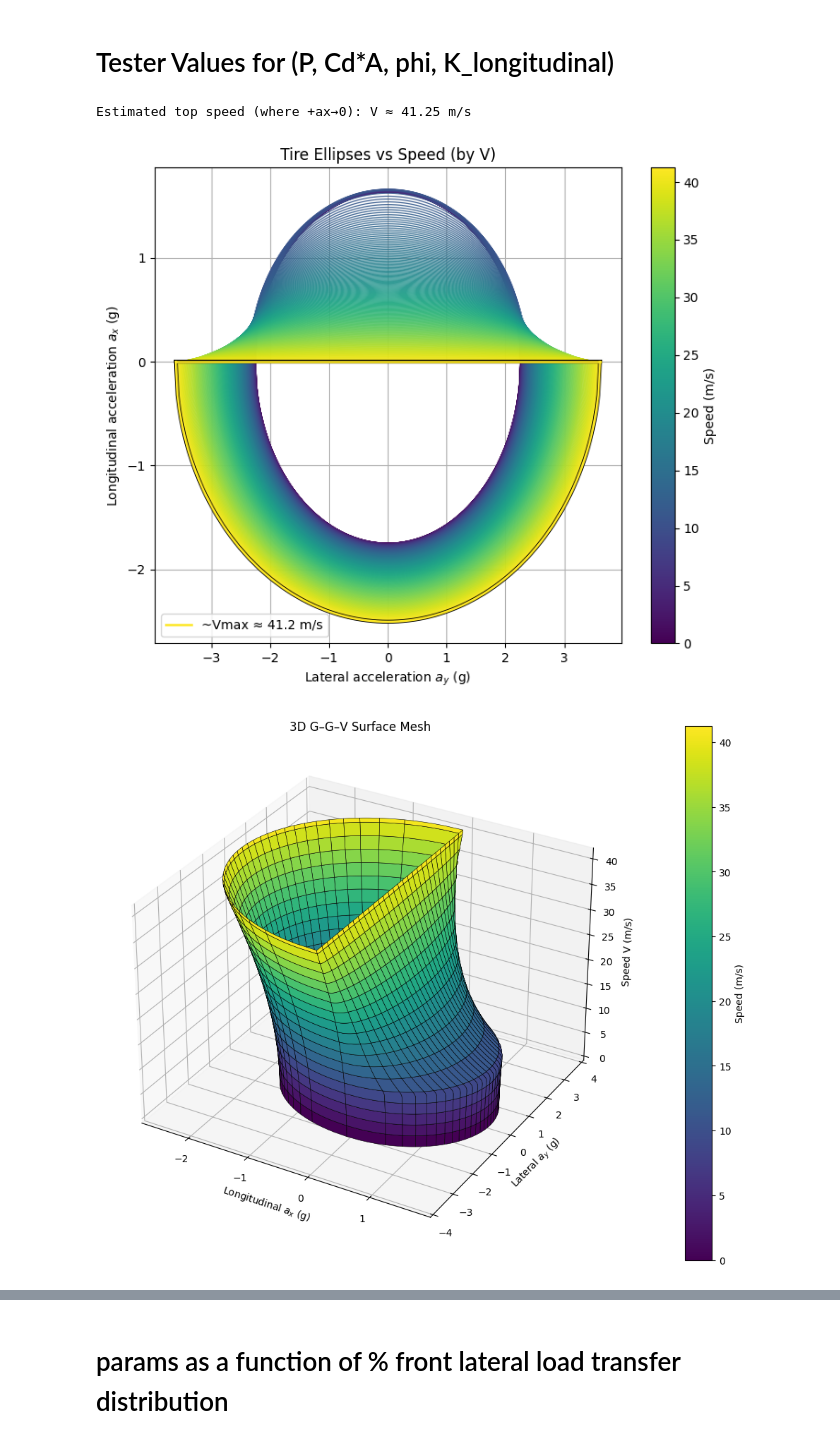
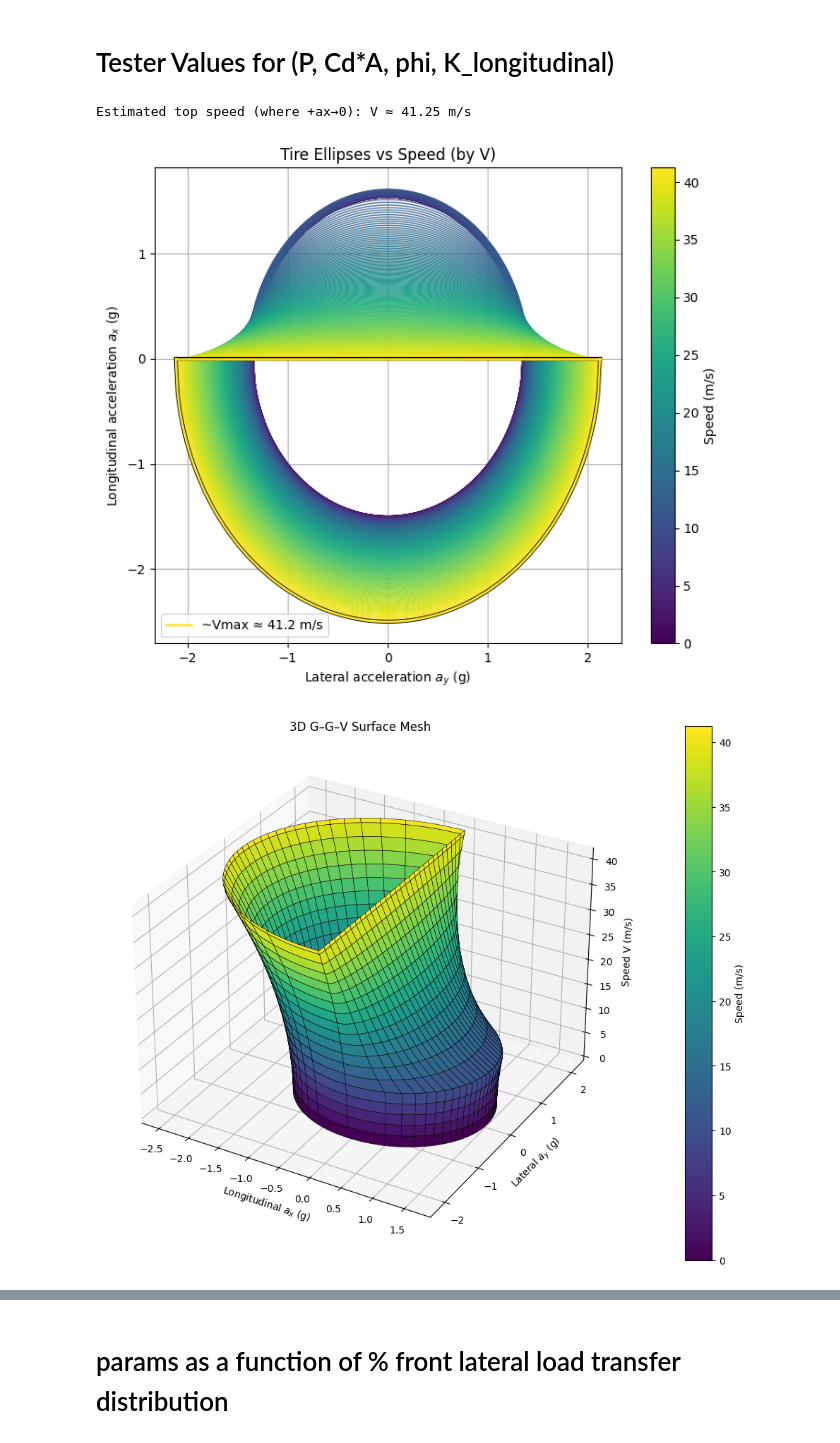
Before and after one commit to Formula-Electric-Berkeley/FEBSim, a Jupyter notebook: GGV_plot/GGV_TireEllipses_Final.ipynb, the cells around one changed output, grey strips where cells are left out. Cells and saved outputs as stored; diff of their text form; code cells hidden in the pictures.

```diff
--- a/GGV_plot/GGV_TireEllipses_Final.ipynb
+++ b/GGV_plot/GGV_TireEllipses_Final.ipynb
@@ -15,6 +15,8 @@ WHEELBASE= 1.550     # m
 TRACK    = 1.208     # m
 H_CG     = 0.280     # m
 FRONT_STATIC_FRAC = 0.53  # front axle fraction
+
+TRACK_FRICTION_MULTIPLIER = 0.55  # multiplier to apply to the friction limits to try to mimic real world conditions (track surface, temp, tire warmup, etc).
 
 
 # Downforce constants to calculate:
@@ -57,7 +59,7 @@ def aero_drag_force(V):
 
 def B_lat(Fz): return -0.3562599136439332 - 0.00036254686273219547 * Fz - 1.4429714630245375e-07 * (Fz ** 2)
 def C_lat(Fz): return 1.2631064108392303 - 0.0004571180064876372 * Fz
-def D_lat(Fz):  return 174.20765675710533 - 2.1577427635453352 * Fz
+def D_lat(Fz):  return 174.20765675710533 - 2.1577427635453352 * Fz * TRACK_FRICTION_MULTIPLIER # added TRACK_FRICTION_MULTIPLIER to try to mimic asphalt conditions
 def E_lat(Fz): return 0.44774030497715306 + 9.949770939832582e-05 * Fz
 def F_lat(Fz):  return -0.0019421170072005918 - 0.00012072617797075609 * Fz - 8.734713698000939e-08 * (Fz ** 2)
 
@@ -76,19 +78,11 @@ def calculate_fy_pure(slip_angle, load):
 
     return peak * np.sin(shape * np.arctan(stiffness * slip_angle - curvature * (stiffness * slip_angle - np.arctan(stiffness * slip_angle)))) + shift
 
-# Longitudinal (Fx) Coefficients
-# def B_long(Fz): return -17.3662 - 9.50547*np.exp(0.00226287*Fz)
-# def C_long(Fz): return -0.00127868 + 1.35334e-5*Fz + 4.86905e-9*(Fz**2)
-# def D_long(Fz): return 43690.6 - 173.535*Fz - 0.0708504*(Fz**2)
-# def E_long(Fz): return -1.42217 + 0.0015213*Fz
-# def F_long(Fz): return 1.76214e-4 - 2.74311e-7*Fz
-
-# Really dummy constants cuz apparently the above constants are broken
-def B_long(Fz): return 12.0 + 0.002 * Fz
-def C_long(Fz): return 1.6 + 0.00005 * Fz
-def D_long(Fz): return -2.2 * Fz - 0.0004 * (Fz**2)
-def E_long(Fz): return 0.1 + 0.0001 * Fz
-def F_long(Fz): return 0.0
+def B_long(Fz): return 20.87877818089742 + 0.02413505292748792 * Fz + 9.938393655856847e-06 * (Fz ** 2)
+def C_long(Fz): return 0.9595358385646613 - 0.001010294135319577 * Fz
+def D_long(Fz): return -2.7241143070836964 * Fz * TRACK_FRICTION_MULTIPLIER    # Pure linear fit through the origin. Yields a constant mu of ~2.72  # added TRACK_FRICTION_MULTIPLIER to try to mimic asphalt conditions
+def E_long(Fz): return -0.6234650993297494 - 0.0008472046855415468 * Fz
+def F_long(Fz): return 0.015155086707703743 - 4.129458521156173e-06 * Fz
 
 def calculate_fx_pure(slip_ratio, load):
 
@@ -276,11 +270,10 @@ def per_speed_limits(V, k_longitudinal=2, phi_front=PHI_FRONT):
     for _ in range(PER_WHEEL_SPEED_ITERATIONS):
         Fz_fl, Fz_fr, Fz_rl, Fz_rr = per_wheel_loads(V, ax=ax_accel, ay=0.0, k_longitudinal=k_longitudinal, phi_front=phi_front)
         # Apply 2D axle logic to longitudinal forces
-        Fx_front_max = calculate_axle_longitudinal_peak_2d(Fz_fl, Fz_fr)
         Fx_rear_max  = calculate_axle_longitudinal_peak_2d(Fz_rl, Fz_rr)
 
         # Traction limit is the sum of max force from all driven wheels
-        ax_tire = (Fx_front_max + Fx_rear_max) / M # tire limited accel (traction limited given the normal modes)
+        ax_tire = (Fx_rear_max) / M # tire limited accel (traction limited given the normal modes)
 
         # Power + drag cap
         Veff  = max(V, 1e-3)
@@ -532,35 +525,35 @@ def ellipse_points(ax_pos_max, ax_neg_max, ay_max, n=241):
     ax_neg = -ax_neg_max * np.sqrt(np.maximum(0.0, 1.0 - (ay/ay_max)**2))
     return ax_neg, ay, ax_pos
 
 
 # RUN everything:
 CMAP_NAME = 'viridis'
 
 V_list, ellipses_2d, ggv_points, ax_pos_arr = build_ellipses_and_ggv(V_min=0.0, V_max=45.0, nV=241, n_ellipse_pts=241)
 
 # compute Vmax from +ax(V) curve
 V_max_est, i1, i2 = compute_vmax(V_list, ax_pos_arr, thresh=1e-3)
 
 # choose which ellipse to bold/outline --> this would be the top speed
 V_highlight = V_max_est if V_max_est is not None else (V_list[-1] if len(V_list) else None)
 
 # helpful print about top speed
 if V_max_est is None:
     print("Top speed not reached within 0 m/s to 60 m/s (no +ax close to 0 crossing). Highlighting the highest speed in range instead.")
 else:
     print(f"Estimated top speed (where +ax→0): V ≈ {V_max_est:.2f} m/s")
 
 #only include ellipses up to Vmax_est
 ellipses_2d = [e for e in ellipses_2d if e[0] <= (V_max_est if V_max_est else 60)]
 
 # Draw plots!!
 plot_ellipses_ombre(ellipses_2d, V_highlight=V_highlight, cmap_name=CMAP_NAME, g=G)
 plot_ggv_3d_surface(ellipses_2d, V_highlight=V_highlight, cmap_name=CMAP_NAME, g=G)
 #plot_ggv_3d(ggv_points, ellipses_2d, V_highlight=None, cmap_name='viridis', g=9.81)
 # %% [output]
 Estimated top speed (where +ax→0): V ≈ 41.25 m/s
-[figure, old version]
+[figure, new version]
-[figure, old version]
+[figure, new version]
 # %%
 def plot_ellipses(ellipses_2d, V_highlight=None, cmap_name='viridis', g=9.81):
     if not ellipses_2d:
```
Also changed, not shown: parts of 2 cells of this notebook.
